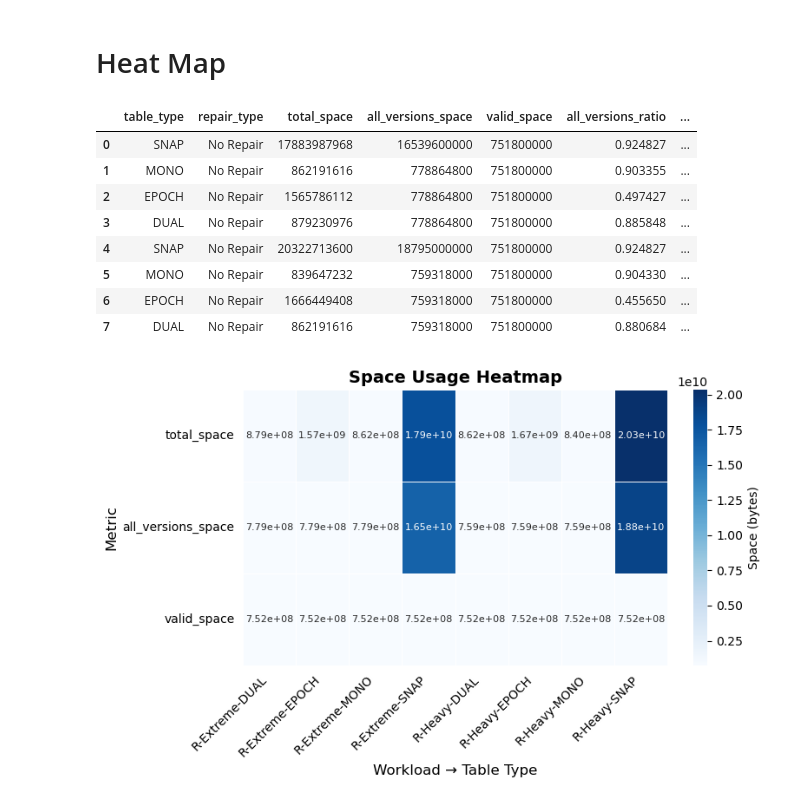
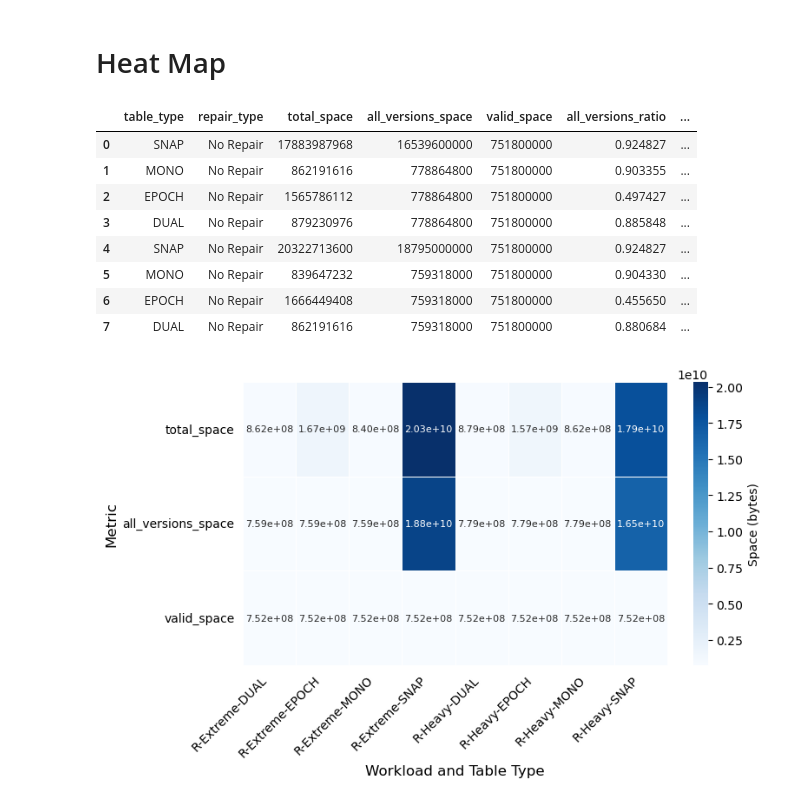
Before and after one commit to mallang/FosterBtree, a Jupyter notebook: benches/hash_join/htap_simulation/new_plot.ipynb, the cells around one changed output. Saved outputs shown, nothing was run; the diff lists cells and outputs as text; code cells hidden in the pictures.

```diff
--- a/benches/hash_join/htap_simulation/new_plot.ipynb
+++ b/benches/hash_join/htap_simulation/new_plot.ipynb
@@ -367,46 +411,16 @@ import pandas as pd
 import matplotlib.pyplot as plt
 import numpy as np
 
-def draw_heat_map(df):
-    # pivot_table = df.pivot_table(
-    #     index=["workload", "table_type"],
-    #     values=["total_space", "all_versions_space", "valid_space"]
-    # )
-    # pivot_table = pivot_table[["valid_space", "all_versions_space", "total_space"]]
-
-    # # plt.figure(figsize=(8, 5))
-    # ax = sns.heatmap(
-    #     pivot_table,
-    #     annot=True,
-    #     fmt=".2e",
-    #     cmap="Blues",
-    #     linewidths=0.5,
-    #     linecolor="white",
-    #     cbar_kws={"label": "Space (bytes)"}
-    # )
-
-    # plt.title("Space Usage Heatmap", fontsize=14, fontweight="bold")
-    # plt.xlabel("Metric", fontsize=12)
-    # plt.ylabel("Workload → Table Type", fontsize=12)
-    # plt.xticks(rotation=0)
-    # plt.yticks(rotation=0)
-    # plt.tight_layout()
-    # plt.show()
-
-
-    # === 构造 pivot 表 ===
+def draw_heat_map(df, path = "output/"):
     pivot_table = df.pivot_table(
         index=["workload", "table_type"],
         values=["total_space", "all_versions_space", "valid_space"]
     )
 
-    # === 调整列顺序 ===
     pivot_table = pivot_table[["total_space", "all_versions_space", "valid_space"]]
 
-    # === 转置，让 metric 在 y 轴 ===
     pivot_table = pivot_table.T
 
-    # === 绘制热力图 ===
     plt.figure(figsize=(8, 5))
     ax = sns.heatmap(
         pivot_table,
@@ -416,46 +430,43 @@ def draw_heat_map(df):
         linewidths=0.5,
         linecolor="white",
         cbar_kws={"label": "Space (bytes)"},
-        annot_kws={"fontsize":8}  # 字体缩小
+        annot_kws={"fontsize":8}
     )
     ax.tick_params(axis='x', which='both', bottom=False, top=False)
     ax.tick_params(axis='y', which='both', left=False, right=False)
 
-    plt.title("Space Usage Heatmap", fontsize=14, fontweight="bold")
+    # plt.title("Space Usage Heatmap", fontsize=14, fontweight="bold")
     plt.ylabel("Metric", fontsize=12)
-    plt.xlabel("Workload → Table Type", fontsize=12)
+    plt.xlabel("Workload and Table Type", fontsize=12)
     plt.xticks(rotation=45, ha="right")
     plt.yticks(rotation=0)
     plt.tight_layout()
+    plt.savefig(path + "SpaceStatistics" + ".pdf", format="pdf")
     plt.show()
 
 
-# ==== 示例加载部分 ====
 TITLE_MAP = {
-    "R-Extreme" : "(UNIFORM-ANALYTICAL) R-Heavy SpaceStatistics_spaceStatistics" + "_result.csv",
-    "R-Heavy" : "(UNIFORM-ANALYTICAL) R-Extrme SpaceStatistics_spaceStatistics" + "_result.csv"
+    "R-Heavy" : "(UNIFORM-ANALYTICAL) R-Heavy SpaceStatistics_spaceStatistics" + "_result.csv",
+    "R-Extreme" : "(UNIFORM-ANALYTICAL) R-Extrme SpaceStatistics_spaceStatistics" + "_result.csv"
 }
 df_final = pd.DataFrame()
 for title, name in TITLE_MAP.items():
     df_path = "output/" + name
     df = pd.read_csv(df_path)
     df["workload"] = title
     df_final = pd.concat([df_final, df], ignore_index=True)
 
-# 检查读取
 display(df_final)
 
-# 绘制
-# draw_heat_map_log(df_final)
 draw_heat_map(df_final)
 # %% [output]
 |  | table_type | repair_type | total_space | all_versions_space | valid_space | all_versions_ratio | ... |
 | 0 | SNAP | No Repair | 17883987968 | 16539600000 | 751800000 | 0.924827 | ... |
 | 1 | MONO | No Repair | 862191616 | 778864800 | 751800000 | 0.903355 | ... |
 | 2 | EPOCH | No Repair | 1565786112 | 778864800 | 751800000 | 0.497427 | ... |
 | 3 | DUAL | No Repair | 879230976 | 778864800 | 751800000 | 0.885848 | ... |
 | 4 | SNAP | No Repair | 20322713600 | 18795000000 | 751800000 | 0.924827 | ... |
 | 5 | MONO | No Repair | 839647232 | 759318000 | 751800000 | 0.904330 | ... |
 | 6 | EPOCH | No Repair | 1666449408 | 759318000 | 751800000 | 0.455650 | ... |
 | 7 | DUAL | No Repair | 862191616 | 759318000 | 751800000 | 0.880684 | ... |
-[figure, old version]
+[figure, new version]
```
Also changed, not shown: parts of 1 cell of this notebook, 27 other files.
